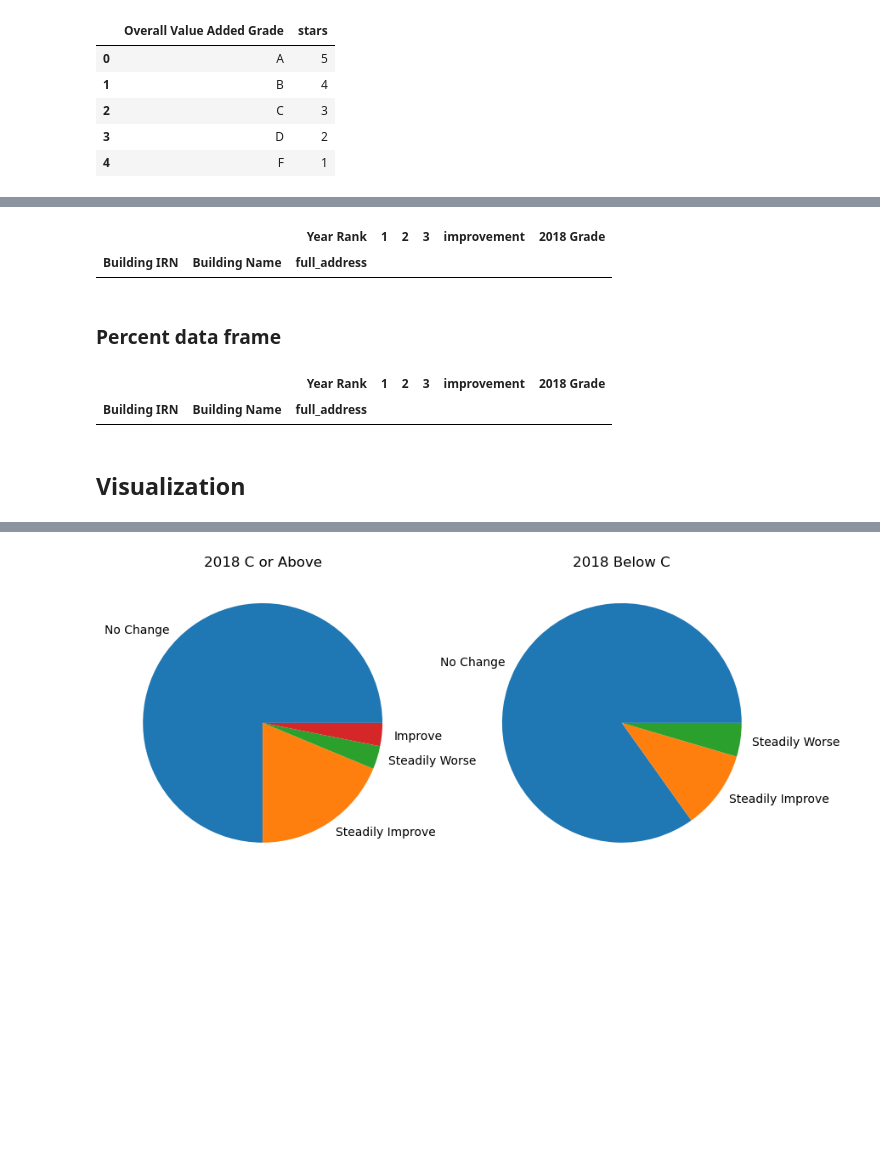
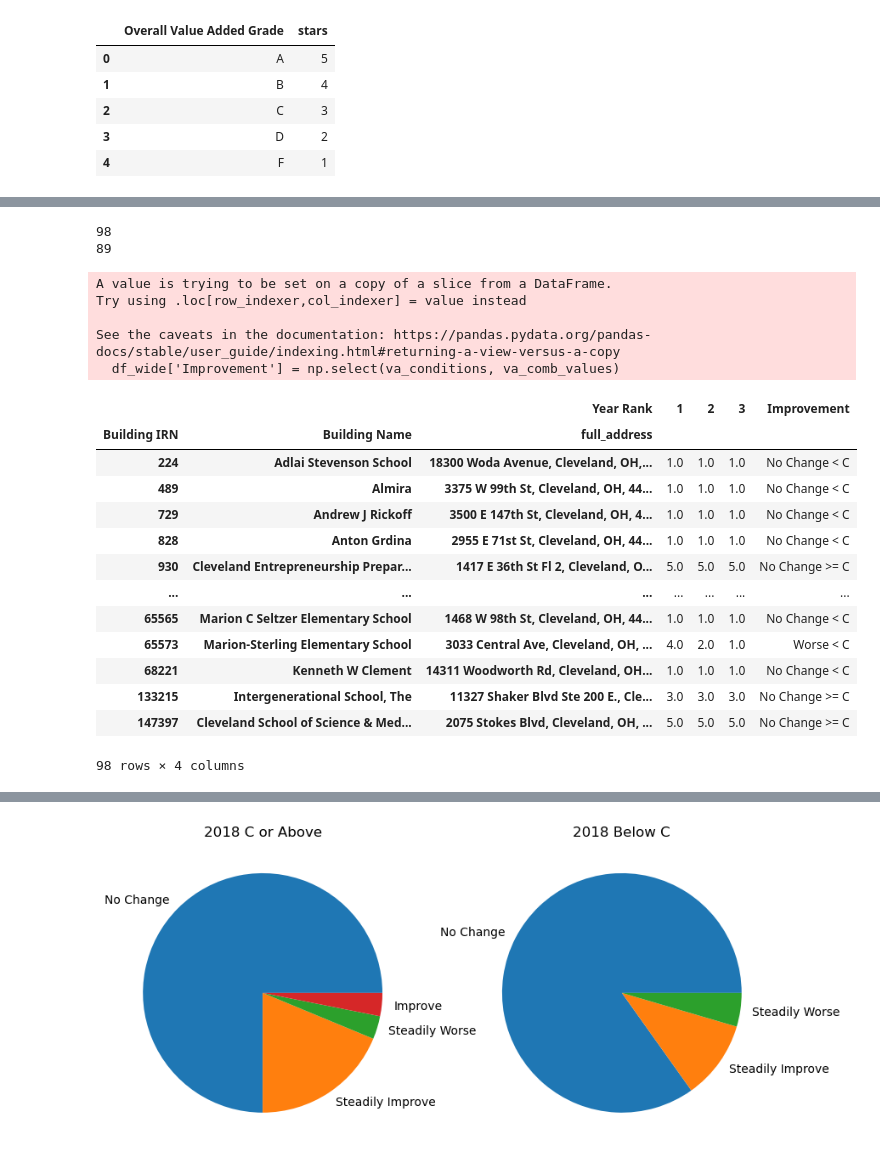
Before and after one commit to willdavis111/CMSD-Case-Study, a Jupyter notebook: CMSD_Skill_Check_WD.ipynb, the cells around one changed output, grey strips where cells are left out. Saved outputs shown, nothing was run; the diff lists cells and outputs as text; code cells hidden in the pictures; blank space fills up the shorter version.

```diff
--- a/CMSD_Skill_Check_WD.ipynb
+++ b/CMSD_Skill_Check_WD.ipynb
@@ -183,7 +192,0 @@ df_wide['2018 Grade'] = np.select(conditions2, values2)
-# %%
-df_wide[df_wide['improvement']==0]
-# %% [output]
-|  |  | Year Rank | 1 | 2 | 3 | improvement | 2018 Grade |
-| Building IRN | Building Name | full_address |  |  |  |  |  |
-# %% [markdown]
-### Percent data frame
@@ -197,7 +193,54 @@ df_wide_per['2018 Grade'] = np.select(conditions4, values2)
-# %%
-df_wide_per[df_wide_per['improvement'] == '0']
-# %% [output]
-|  |  | Year Rank | 1 | 2 | 3 | improvement | 2018 Grade |
-| Building IRN | Building Name | full_address |  |  |  |  |  |
-# %% [markdown]
-## Visualization
+# %%
+print(len(df_wide))
+print(len(df_wide_per))
+# %% [output]
+98
+89
+# %%
+# conditions for year 1 and 2 and final grade
+
+perf_conditions = [
+    (df_wide_per[1] == df_wide_per[3]) & (df_wide_per[3] >= 70),
+    (df_wide_per[1] == df_wide_per[3]) & (df_wide_per[3] < 70),
+    (df_wide_per[1] < df_wide_per[3]) & (df_wide_per[3] >= 70),
+    (df_wide_per[1] < df_wide_per[3]) & (df_wide_per[3] < 70),
+    (df_wide_per[1] > df_wide_per[3]) & (df_wide_per[3] >= 70),
+    (df_wide_per[1] > df_wide_per[3]) & (df_wide_per[3] < 70)
+    ]
+
+perf_comb_values = ['No Change >= 70%', 'No Change < 70%', 'Improved >= 70%', 'Improved < 70%', 'Worse >= 70%', 'Worse < 70%']
+
+va_conditions = [
+    (df_wide[1] == df_wide[3]) & (df_wide[3] >= 3),
+    (df_wide[1] == df_wide[3]) & (df_wide[3] < 3),
+    (df_wide[1] < df_wide[3]) & (df_wide[3] >= 3),
+    (df_wide[1] < df_wide[3]) & (df_wide[3] < 3),
+    (df_wide[1] > df_wide[3]) & (df_wide[3] >= 3),
+    (df_wide[1] > df_wide[3]) & (df_wide[3] < 3)
+    ]
+
+va_comb_values = ['No Change >= C', 'No Change < C', 'Improved >= C', 'Improved < C', 'Worse >= C', 'Worse < C']
+# %%
+# add metrics 6 catagory
+df_wide['Improvement'] = np.select(va_conditions, va_comb_values)
+df_wide
+# %% [output]
+A value is trying to be set on a copy of a slice from a DataFrame.
+Try using .loc[row_indexer,col_indexer] = value instead
+
+See the caveats in the documentation: https://pandas.pydata.org/pandas-docs/stable/user_guide/indexing.html#returning-a-view-versus-a-copy
+  df_wide['Improvement'] = np.select(va_conditions, va_comb_values)
+|  |  | Year Rank | 1 | 2 | 3 | Improvement |
+| Building IRN | Building Name | full_address |  |  |  |  |
+| 224 | Adlai Stevenson School | 18300 Woda Avenue, Cleveland, OH,... | 1.0 | 1.0 | 1.0 | No Change < C |
+| 489 | Almira | 3375 W 99th St, Cleveland, OH, 44... | 1.0 | 1.0 | 1.0 | No Change < C |
+| 729 | Andrew J Rickoff | 3500 E 147th St, Cleveland, OH, 4... | 1.0 | 1.0 | 1.0 | No Change < C |
+| 828 | Anton Grdina | 2955 E 71st St, Cleveland, OH, 44... | 1.0 | 1.0 | 1.0 | No Change < C |
+| 930 | Cleveland Entrepreneurship Prepar... | 1417 E 36th St Fl 2, Cleveland, O... | 5.0 | 5.0 | 5.0 | No Change >= C |
+| ... | ... | ... | ... | ... | ... | ... |
+| 65565 | Marion C Seltzer Elementary School | 1468 W 98th St, Cleveland, OH, 44... | 1.0 | 1.0 | 1.0 | No Change < C |
+| 65573 | Marion-Sterling Elementary School | 3033 Central Ave, Cleveland, OH, ... | 4.0 | 2.0 | 1.0 | Worse < C |
+| 68221 | Kenneth W Clement | 14311 Woodworth Rd, Cleveland, OH... | 1.0 | 1.0 | 1.0 | No Change < C |
+| 133215 | Intergenerational School, The | 11327 Shaker Blvd Ste 200 E., Cle... | 3.0 | 3.0 | 3.0 | No Change >= C |
+| 147397 | Cleveland School of Science & Med... | 2075 Stokes Blvd, Cleveland, OH, ... | 5.0 | 5.0 | 5.0 | No Change >= C |
+98 rows × 4 columns
```
Also changed, not shown: parts of 31 cells of this notebook.
